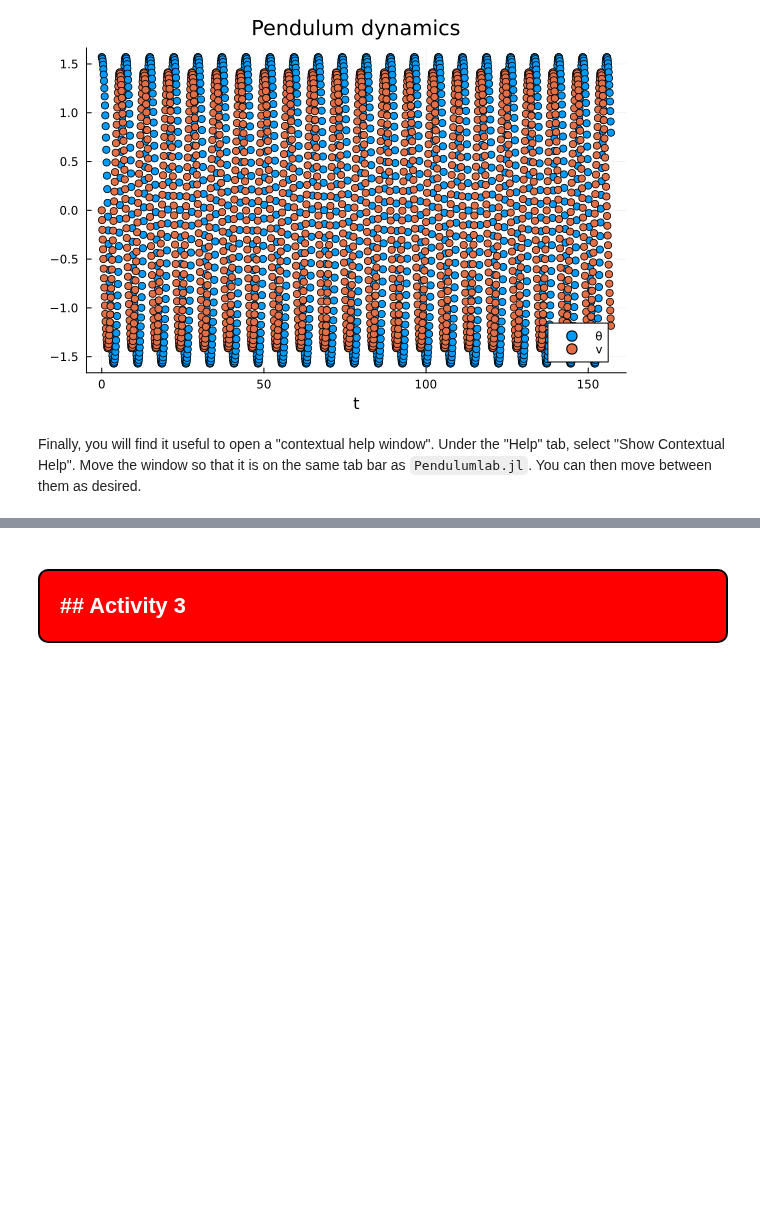
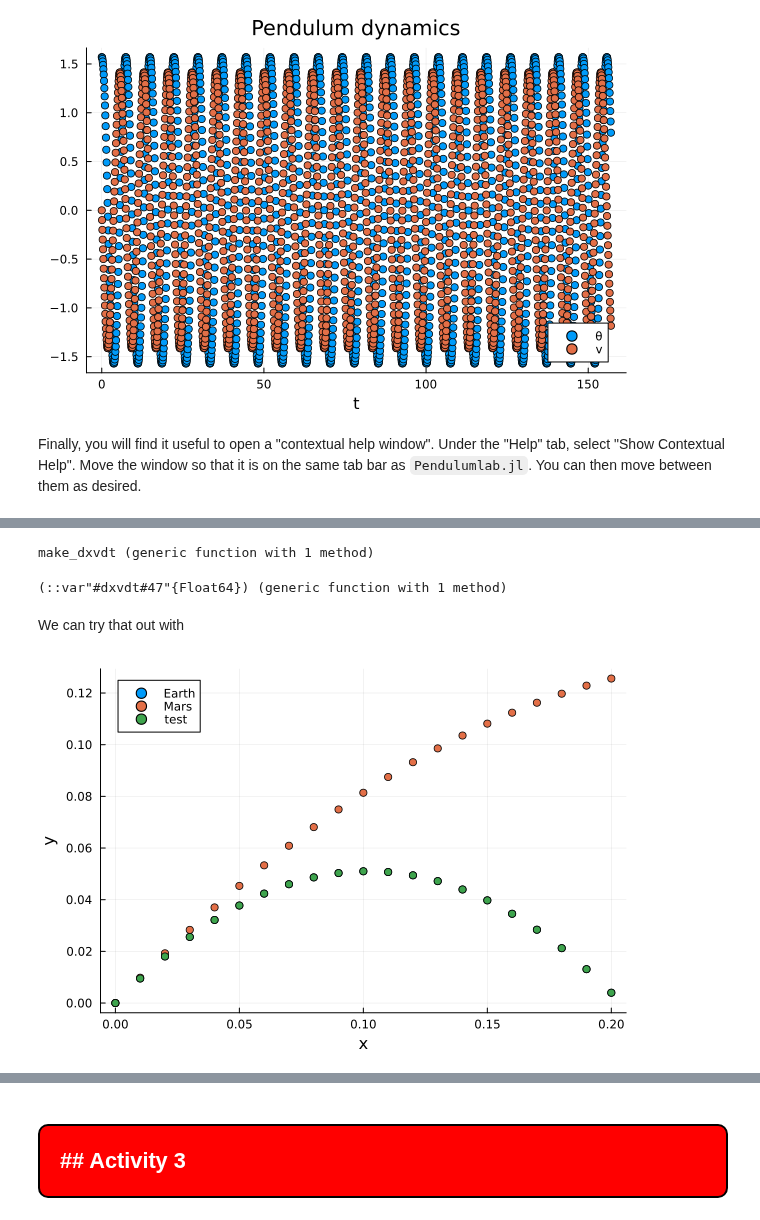
Before and after one commit to em256/phys4480, a Jupyter notebook: _sources/blankLAB Projectile Motion.ipynb, the cells around one changed output, grey strips where cells are left out. Drawn from its saved outputs; the diff is of its cells as text; code cells hidden in the pictures; blank space fills up the shorter version.

```diff
--- a/_sources/blankLAB Projectile Motion.ipynb
+++ b/_sources/blankLAB Projectile Motion.ipynb
@@ -330,0 +276,26 @@ For example, if you set $\gamma=0$ it is easy to see if you are getting the grav
+# %%
+function make_dxvdt(g)
+    function dxvdt(xv,t)
+        x,y,vx,vy=xv
+        return [vx,vy,0.,-g]
+    end
+    return dxvdt
+end
+# %% [output]
+make_dxvdt (generic function with 1 method)
+# %%
+dxvdt_test=make_dxvdt(9.8)
+# %% [output]
+(::var"#dxvdt#47"{Float64}) (generic function with 1 method)
+# %% [markdown]
+We can try that out with
+# %%
+trajectory_test=evolve([0.,0.,1.,1.],dxvdt_test,(tmin,tmax,dt),rk4step)
+times=tmin:dt:tmax
+xvals_test=[xv[1] for xv in trajectory_test]
+yvals_test=[xv[2] for xv in trajectory_test]
+scatter(xvals,yvals,label="Earth",xlabel="x",ylabel="y")
+scatter!(xvals_Mars,yvals_Mars,label="Mars",xlabel="x",ylabel="y")
+scatter!(xvals_test,yvals_test,label="test",xlabel="x",ylabel="y")
+# %% [output]
+[figure, added]
```
Also changed, not shown: parts of 40 cells of this notebook, 11 other files.
